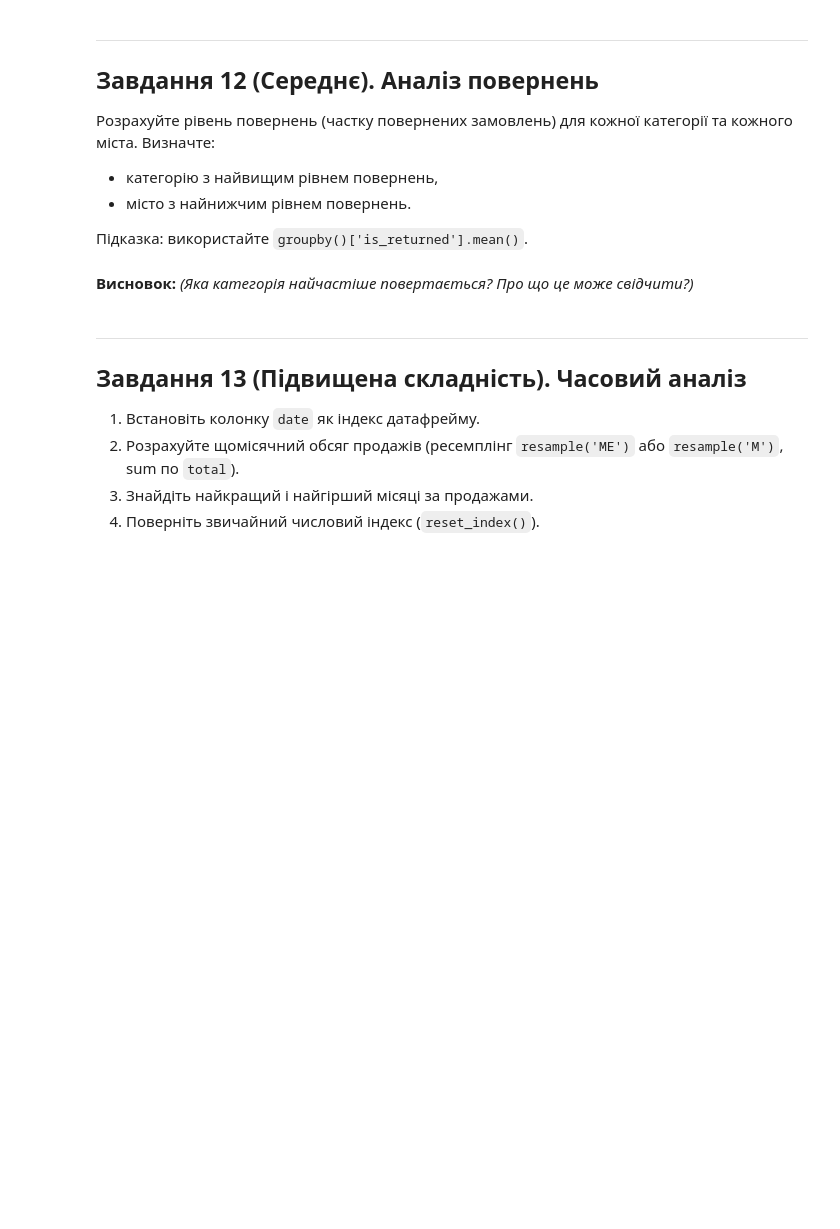
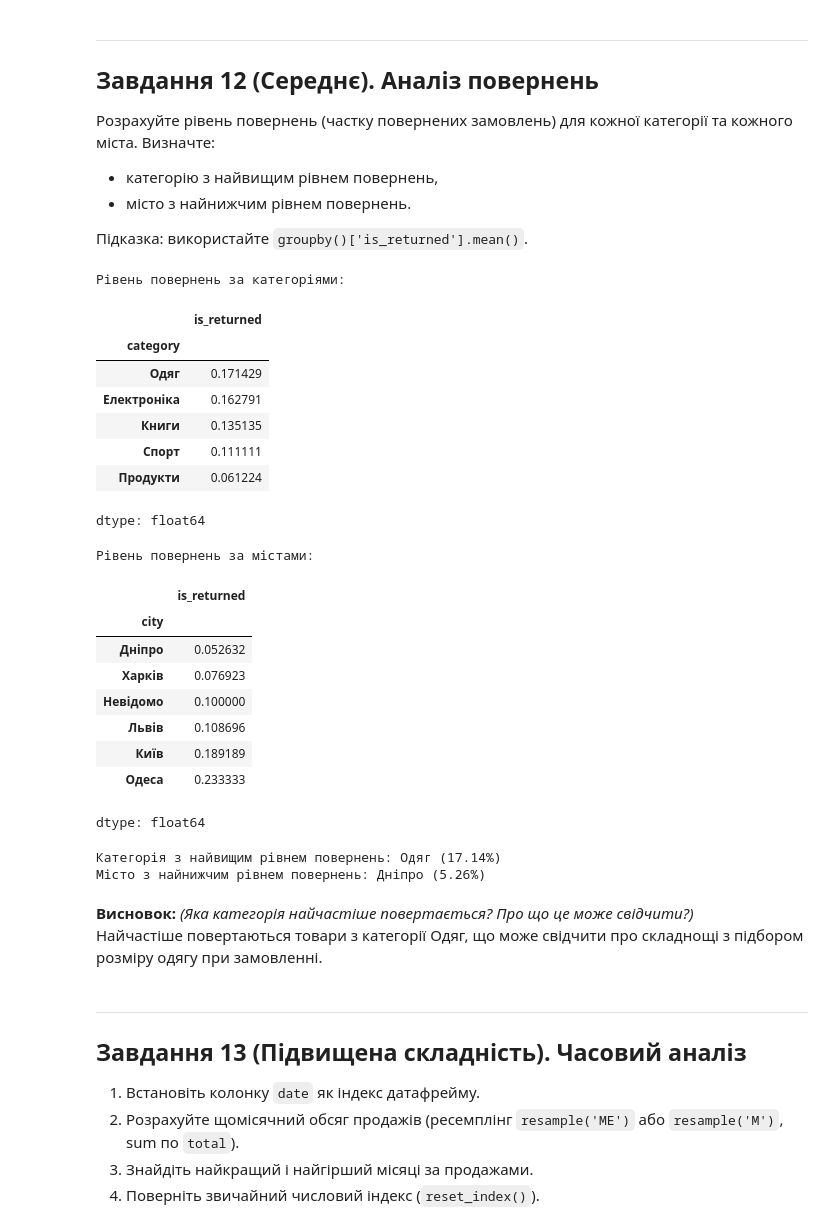
Before and after one commit to Olga-Lyt/DTA-2026, a Jupyter notebook: HW/pandas_tasks_beginners_DTA.ipynb, the cells around one changed output. Cells and saved outputs as stored; diff of their text form; code cells hidden in the pictures; blank space fills up the shorter version.

```diff
--- a/HW/pandas_tasks_beginners_DTA.ipynb
+++ b/HW/pandas_tasks_beginners_DTA.ipynb
@@ -434,8 +433,45 @@ dtype: float64
 Підказка: використайте `groupby()['is_returned'].mean()`.
 # %%
 # Ваш код тут
+# %%
+return_rate_by_category = df.groupby('category')['is_returned'].mean().sort_values(ascending=False)
+print("Рівень повернень за категоріями:")
+display(return_rate_by_category)
+
+return_rate_by_city = df.groupby('city')['is_returned'].mean().sort_values(ascending=True)
+print("\nРівень повернень за містами:")
+display(return_rate_by_city)
+
+category_highest_return = return_rate_by_category.index[0]
+city_lowest_return = return_rate_by_city.index[0]
+
+print(f"\nКатегорія з найвищим рівнем повернень: {category_highest_return} ({return_rate_by_category.iloc[0]:.2%})")
+print(f"Місто з найнижчим рівнем повернень: {city_lowest_return} ({return_rate_by_city.iloc[0]:.2%})")
+# %% [output]
+Рівень повернень за категоріями:
+|  | is_returned |
+| category |  |
+| Одяг | 0.171429 |
+| Електроніка | 0.162791 |
+| Книги | 0.135135 |
+| Спорт | 0.111111 |
+| Продукти | 0.061224 |
+dtype: float64
+Рівень повернень за містами:
+|  | is_returned |
+| city |  |
+| Дніпро | 0.052632 |
+| Харків | 0.076923 |
+| Невідомо | 0.100000 |
+| Львів | 0.108696 |
+| Київ | 0.189189 |
+| Одеса | 0.233333 |
+dtype: float64
+Категорія з найвищим рівнем повернень: Одяг (17.14%)
+Місто з найнижчим рівнем повернень: Дніпро (5.26%)
 # %% [markdown]
 **Висновок:** *(Яка категорія найчастіше повертається? Про що це може свідчити?)*
+Найчастіше повертаються товари з категорії Одяг, що може свідчити про складнощі з підбором розміру одягу при замовленні.
 # %% [markdown]
 ---
 ## Завдання 13 (Підвищена складність). Часовий аналіз
```
Also changed, not shown: parts of 2 cells of this notebook.
